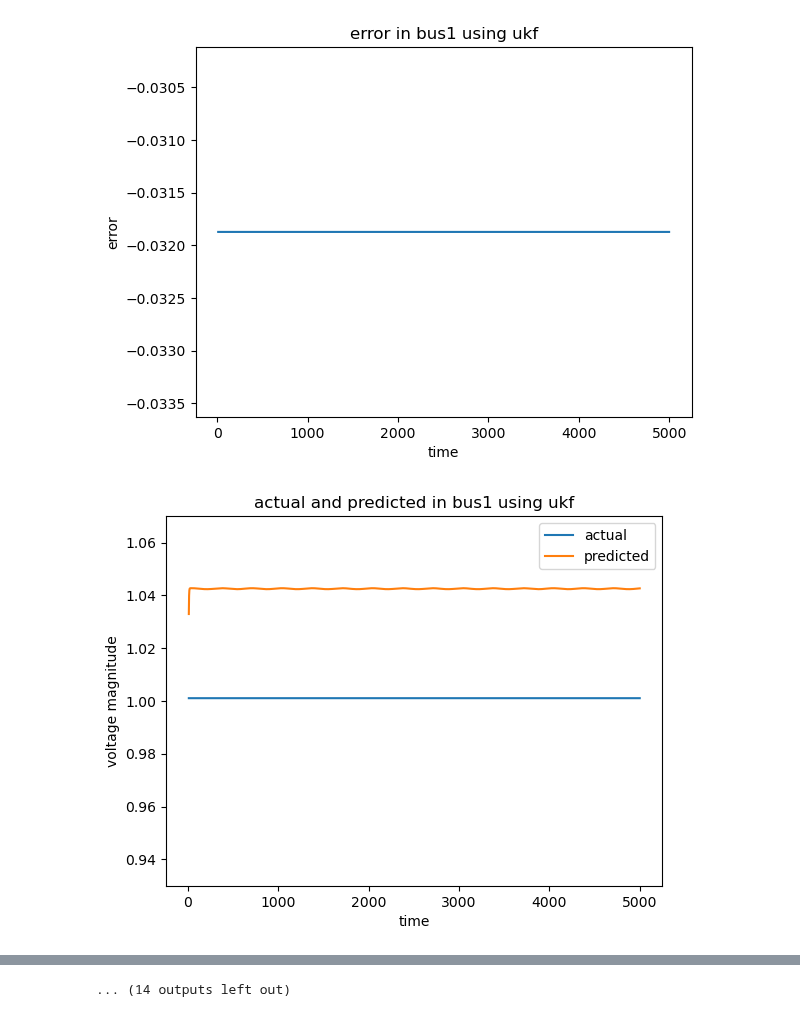
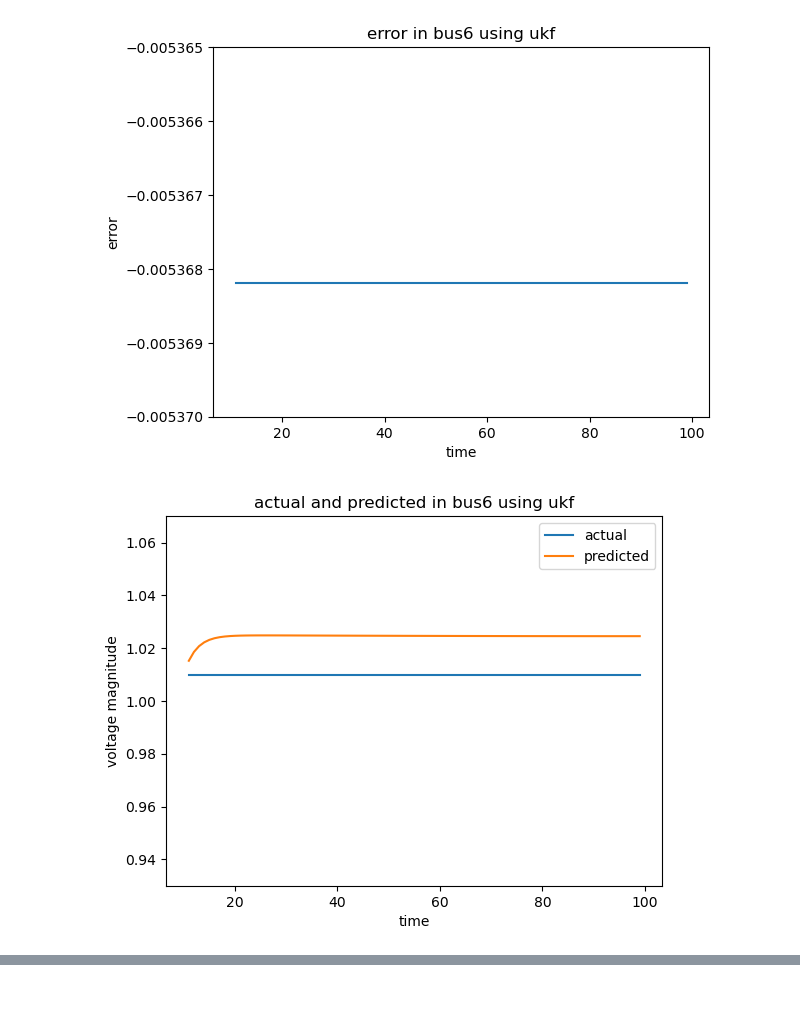
Before and after one commit to ayush-thakur/DSE_IEEE_14_bus, a Jupyter notebook: DSE_UKF_2.ipynb, the cells around one changed output, grey strips where cells are left out. Saved outputs shown, nothing was run; the diff lists cells and outputs as text; code cells hidden in the pictures.

```diff
--- a/DSE_UKF_2.ipynb
+++ b/DSE_UKF_2.ipynb
@@ -441,7 +441,7 @@ for i2 in range(14):
     y_g.append([])
     y_error.append([])
     y_actual.append([])
-for i in range (1,5000):
+for i in range (1,100):
     # h1=Hx(kf.x)
     zdata = zdatas(i)
     z1 = zdata[:,2]
@@ -489,38 +489,38 @@ for i in range (1,5000):
     # ===================
 for i2 in range(14):
     # plot.plot(x_g,y_g[i2],label=f'bus {i2}')
-    if(i2==6):
+    if(i2!=5):
         continue
     plot.plot(x_g,y_error[i2],label=f"error")
     ax=plot.gca()
-    # ax.set_ylim(0.001750,0.001775)
+    ax.set_ylim(-0.00537,-0.005365)
     plot.title(f'error in bus{i2+1} using ukf')
     plot.xlabel('time')
     plot.ylabel('error')
     plot.show()
     plot.plot(x_g,y_actual[i2],label=f"actual")
     plot.plot(x_g,y_g[i2],label=f"predicted")
     ax=plot.gca()
     ax.set_ylim(0.93,1.07)
     plot.title(f'actual and predicted in bus{i2+1} using ukf')
     plot.xlabel('time')
     plot.ylabel('voltage magnitude')
     plot.legend()
     plot.show()
 # for i2 in range(14):
 #     plot.plot(x_g,y_g[i2],label=f'bus {i2}')
 # plot.plot(x_g,y_g[0],label="measured")
 # plot.plot(x_g,y_actual,label="actual")
 # plot.title('voltage of bus1 with time')
 # plot.xlabel('time')
 # plot.ylabel('voltage')
 # plot.legend(bbox_to_anchor=(1.05,1),loc='upper left', borderaxespad=0)
 # plot.show()
 # plot.title('Voltage Magnitude')
 # plot.xlabel('Bus number')
 # plot.ylabel('Magnitude (p.u.)')
 # plot.xlim(1,nbus)
 # plot.show()
 # %% [output]
-[figure, old version]
+[figure, new version]
-[figure, old version]
+[figure, new version]
@@ -537 +526,0 @@ for i2 in range(14):
-... (14 outputs left out)
```
Also changed, not shown: parts of 1 cell of this notebook, 2 other files.
